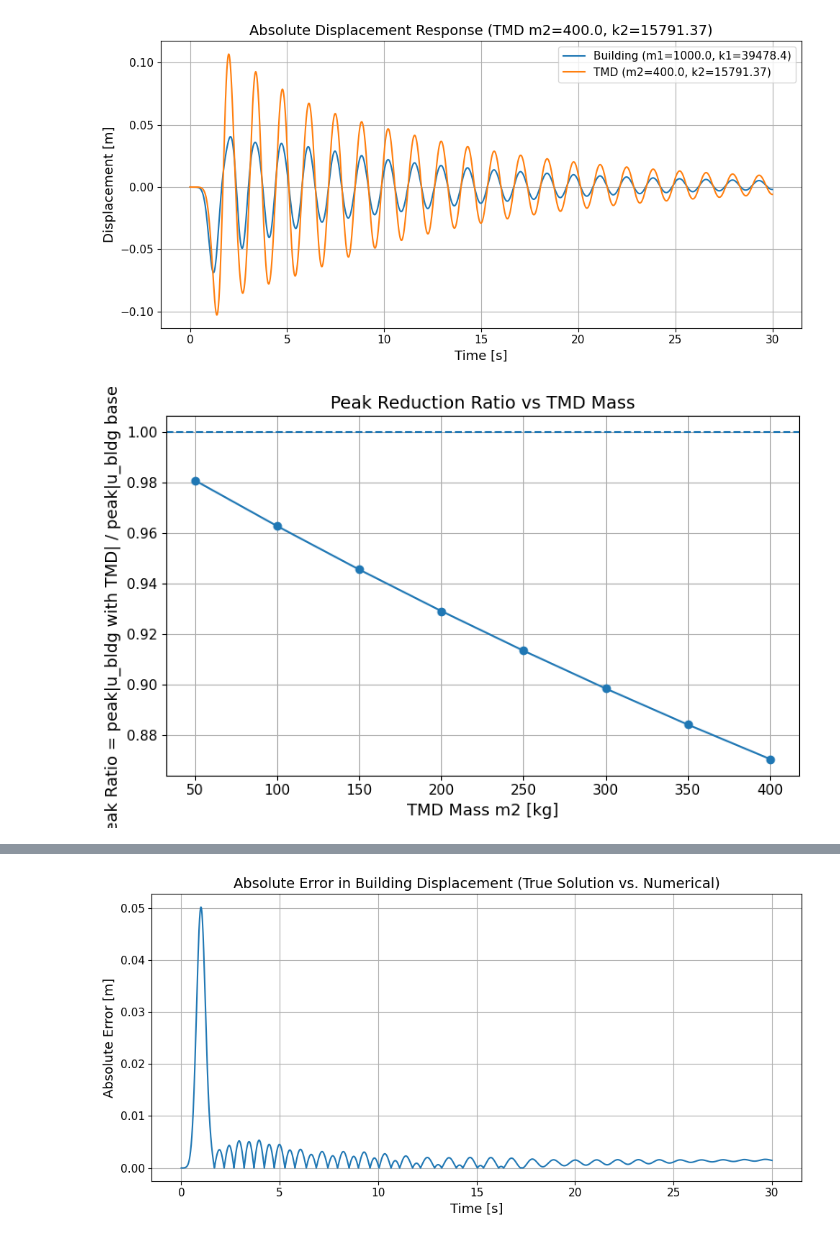
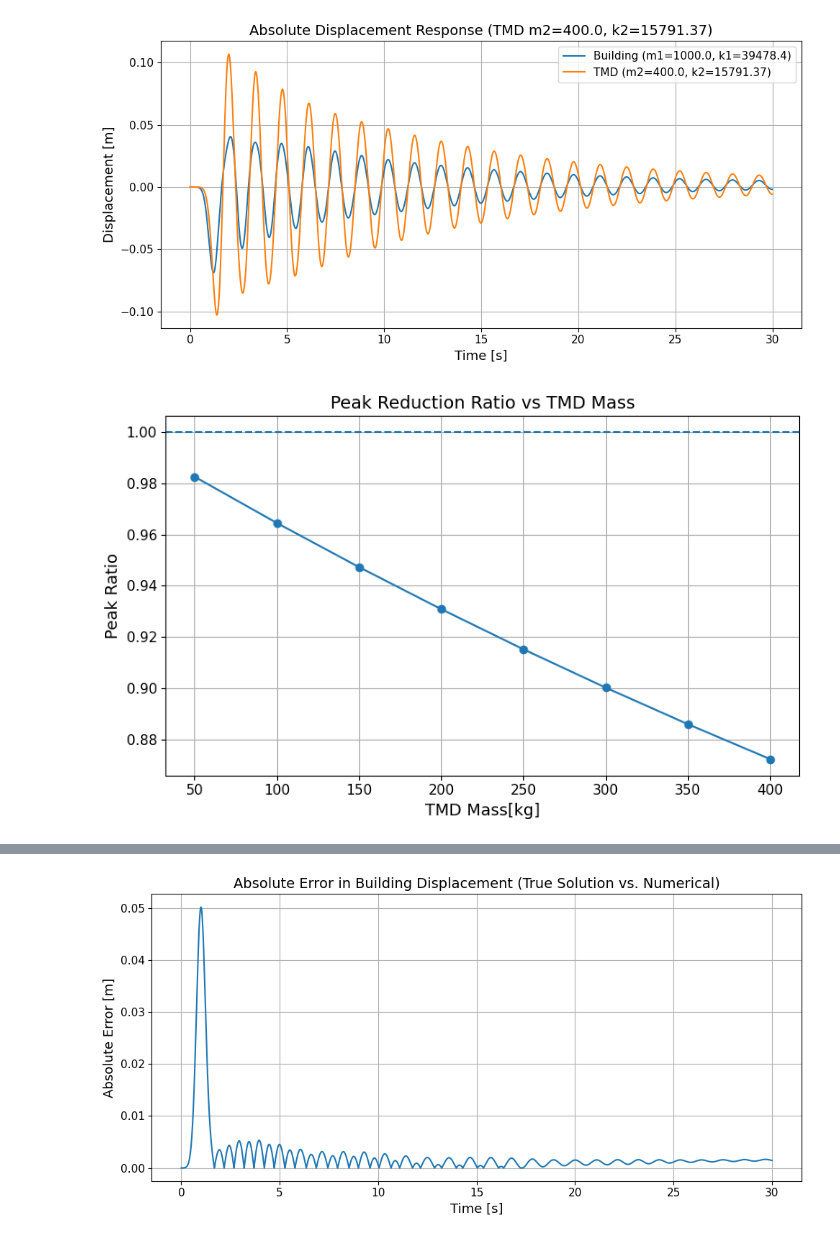
Before and after one commit to LukeFic/AE370, a Jupyter notebook: 370Project1Code.ipynb, the cells around one changed output, grey strips where cells are left out. Drawn from its saved outputs; the diff is of its cells as text; code cells hidden in the pictures.

```diff
--- a/370Project1Code.ipynb
+++ b/370Project1Code.ipynb
@@ -40,5 +44,10 @@ t = np.arange(0, T + dt, dt)
 ag = A * ricker(t - t_center, f0)  # Ground acceleration [m/s^2]
 
 # Precompute ground displacement/velocity once
-vg = np.cumsum(ag) * dt
-xg = np.cumsum(vg) * dt
+def cumtrapz_np(y, dt):
+    out = np.zeros_like(y)
+    if len(y) > 1:
+        out[1:] = np.cumsum(0.5 * (y[1:] + y[:-1])) * dt
+    return out
+vg = cumtrapz_np(ag, dt)
+xg = cumtrapz_np(vg, dt)
@@ -47,7 +58,7 @@ def trapezoidal_rule(M, C, K, ag, dt, T):
     """
     Integrates relative motion r for a 2-DOF base-excited system:
       M r̈ + C ṙ + K r = -M * 1 * ag
-    using the Newmark average-acceleration (trapezoidal) method.
+    using the trapezoidal method.
 
     Args:
         M, C, K: (2x2) numpy arrays
@@ -76,7 +87,7 @@ def trapezoidal_rule(M, C, K, ag, dt, T):
     r_ddot[0] = np.linalg.solve(M, Gamma * ag[0] - C @ r_dot[0] - K @ r[0])
 
     for k in range(n - 1):
-        F_next = Gamma * ag[k + 1]
+        F_next = 0.5 * Gamma * (ag[k] + ag[k + 1])
         rhs = (F_next
                - C.dot(r_dot[k] + 0.5 * dt * r_ddot[k])
                - K.dot(r[k] + 0.5 * dt * r_dot[k] + 0.25 * dt**2 * r_ddot[k]))
@@ -286,8 +397,8 @@ k1_fixed = 39478.41760435743  # ~ (2*pi*1 Hz)^2 * 1000
 
 tmd_masses_to_test = [50, 100.0, 150, 200.0, 250, 300.0, 350, 400.0]
 simulation_results = simulate_displacement(
-    tmd_masses_to_test, dt, T, ag, zeta1=zeta1, zeta2=zeta2,
-    m1_fixed=m1_fixed, k1_fixed=k1_fixed
+    tmd_masses_to_test, dt, T, zeta1, zeta2,
+    m1_fixed=m1_fixed, k1_fixed=k1_fixed, f0=f0, A=A, t_center=t_center
 )
 
 for result in simulation_results:
@@ -313,7 +424,7 @@ for result in simulation_results:
 [figure]
 [figure]
 # %%
-# ---------- Baseline (no TMD) SDOF using the same Newmark/trapezoidal idea ----------
+#Baseline (no TMD) using the trapezoidal method
 def sdof_trapezoidal(m, k, zeta, ag, dt, T):
     """
     Absolute response u(t) of a single-DOF base-excited oscillator:
@@ -353,37 +464,36 @@ def sdof_trapezoidal(m, k, zeta, ag, dt, T):
         r[i + 1]      = r[i]     + dt * r_dot[i] + 0.25 * dt**2 * (r_ddot[i] + r_ddot[i + 1])
 
     # absolute
     u = r + xg
     u_dot = r_dot + vg
     u_ddot = r_ddot + ag
     return t, u, u_dot, u_ddot
 
-# ---------- Compute baseline (no TMD) peak and reduction ratios ----------
-# Uses your building parameters m1_fixed, k1_fixed, zeta1 and excitation ag, dt, T
+#Compute baseline (no TMD) peak and reduction ratios
 t_baseline, u_baseline, _, _ = sdof_trapezoidal(m1_fixed, k1_fixed, zeta1, ag, dt, T)
 peak_baseline = np.max(np.abs(u_baseline))
 
-# For each TMD case, take the building's absolute displacement (column 0)
+#each case takes the building's absolute displacement (column 0)
 mass_list = []
 peak_ratio_list = []   # = peak_with_TMD / peak_baseline  (values < 1 mean reduction)
 
 for res in simulation_results:
     u_building = res['displacement'][:, 0]
     peak_with_tmd = np.max(np.abs(u_building))
     ratio = peak_with_tmd / peak_baseline
 
     mass_list.append(res['tmd_mass'])
     peak_ratio_list.append(ratio)
 
-# ---------- Plot: Peak Reduction Ratio vs TMD Mass ----------
+#Plot: Peak Reduction Ratio vs TMD Mass
 plt.figure(figsize=(8, 5))
 plt.plot(mass_list, peak_ratio_list, marker='o')
 plt.axhline(1.0, linestyle='--')  # baseline reference
 plt.title('Peak Reduction Ratio vs TMD Mass')
-plt.xlabel('TMD Mass m2 [kg]')
-plt.ylabel('Peak Ratio = peak|u_bldg with TMD| / peak|u_bldg baseline|')
+plt.xlabel('TMD Mass[kg]')
+plt.ylabel('Peak Ratio')
 plt.grid(True)
 plt.tight_layout()
 plt.show()
 # %% [output]
-[figure, old version]
+[figure, new version]
```
Also changed, not shown: parts of 16 cells of this notebook.
